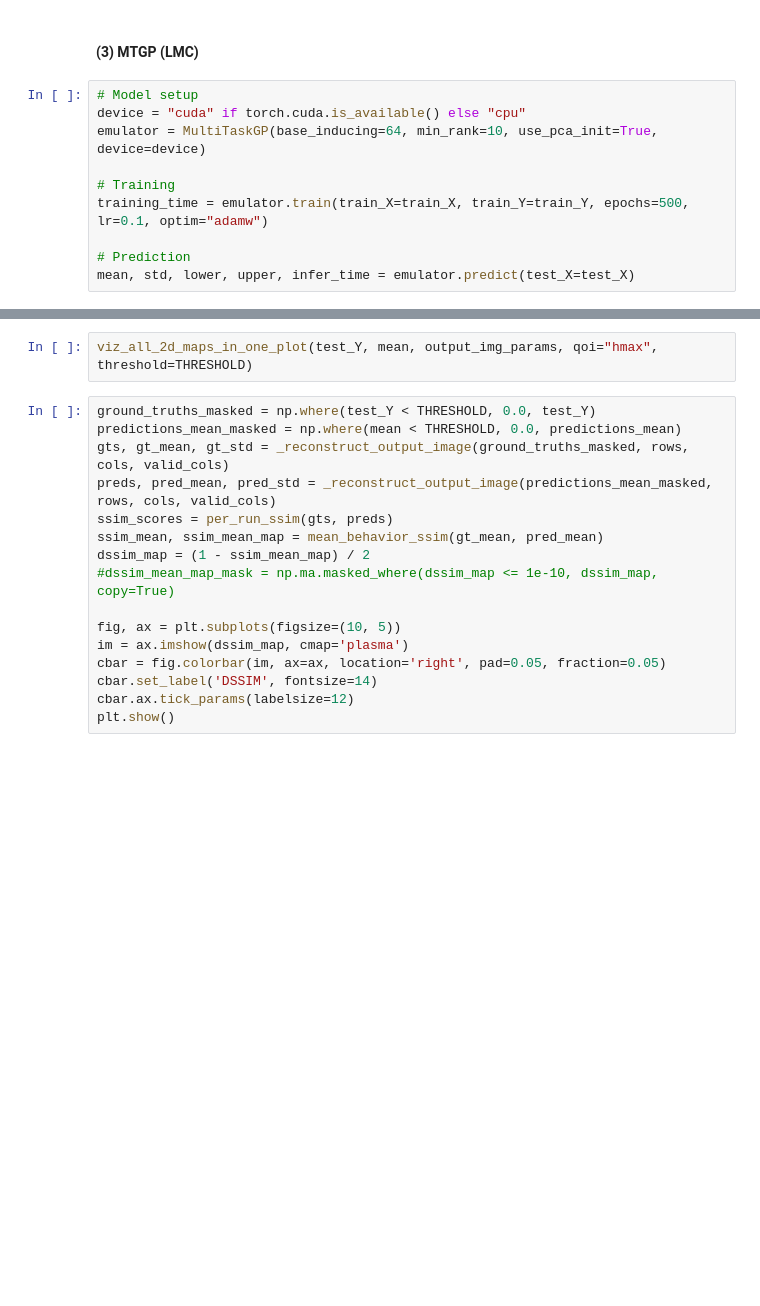
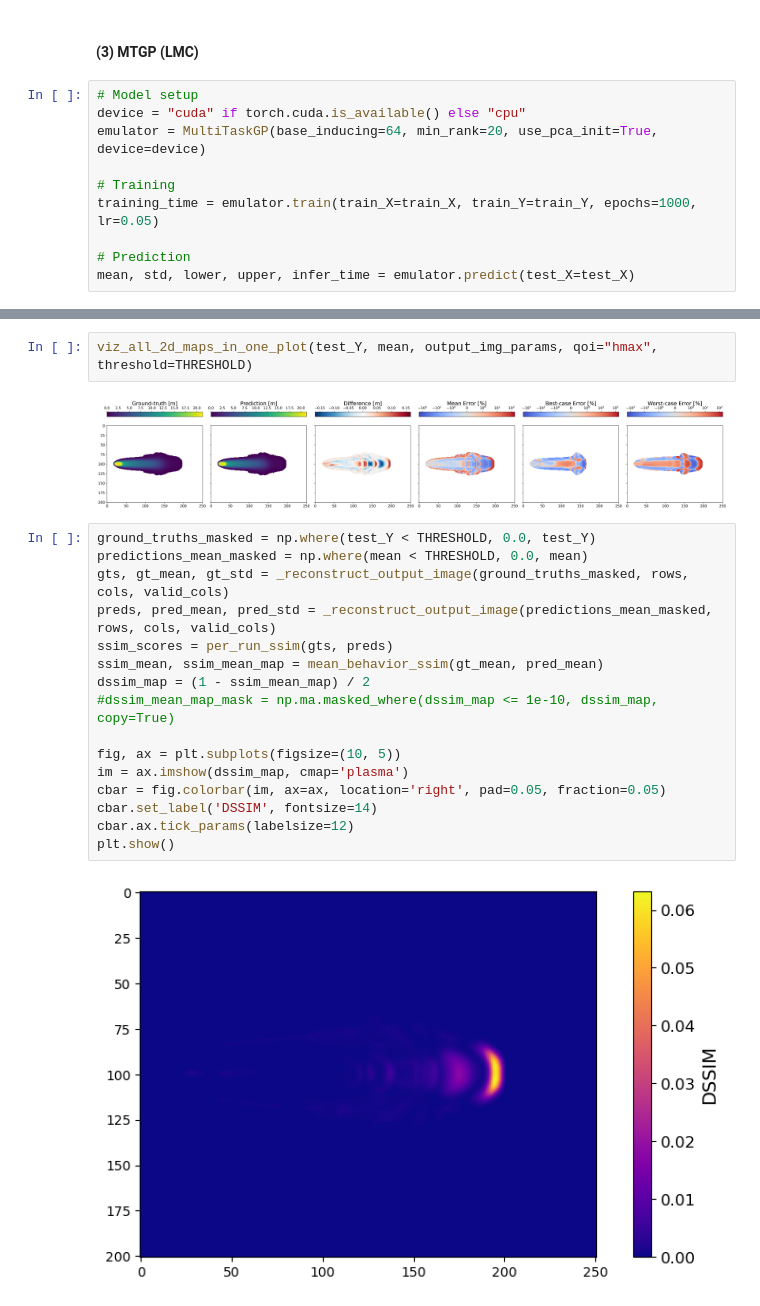
Before and after one commit to gary8564/high_dim_out_gp, a Jupyter notebook: demo/synthetic_case.ipynb, the cells around one changed output, grey strips where cells are left out. Drawn from its saved outputs; the diff is of its cells as text; blank space fills up the shorter version.

```diff
--- a/demo/synthetic_case.ipynb
+++ b/demo/synthetic_case.ipynb
@@ -273,10 +291,10 @@ print(f'DSSIM: {bigp_results["dssim"]: .3f}')
 # %%
 # Model setup
 device = "cuda" if torch.cuda.is_available() else "cpu"
-emulator = MultiTaskGP(base_inducing=64, min_rank=10, use_pca_init=True, device=device)
+emulator = MultiTaskGP(base_inducing=64, min_rank=20, use_pca_init=True, device=device)
 
 # Training
-training_time = emulator.train(train_X=train_X, train_Y=train_Y, epochs=500, lr=0.1, optim="adamw")
+training_time = emulator.train(train_X=train_X, train_Y=train_Y, epochs=1000, lr=0.05)
 
 # Prediction
 mean, std, lower, upper, infer_time = emulator.predict(test_X=test_X)
@@ -288,20 +343,24 @@ viz_residuals(test_Y, predictions, threshold=THRESHOLD)
 # %%
 viz_all_2d_maps_in_one_plot(test_Y, mean, output_img_params, qoi="hmax", threshold=THRESHOLD)
+# %% [output]
+[figure, added]
 # %%
 ground_truths_masked = np.where(test_Y < THRESHOLD, 0.0, test_Y)
-predictions_mean_masked = np.where(mean < THRESHOLD, 0.0, predictions_mean)
+predictions_mean_masked = np.where(mean < THRESHOLD, 0.0, mean)
 gts, gt_mean, gt_std = _reconstruct_output_image(ground_truths_masked, rows, cols, valid_cols)
 preds, pred_mean, pred_std = _reconstruct_output_image(predictions_mean_masked, rows, cols, valid_cols)
 ssim_scores = per_run_ssim(gts, preds)
 ssim_mean, ssim_mean_map = mean_behavior_ssim(gt_mean, pred_mean)
 dssim_map = (1 - ssim_mean_map) / 2
 #dssim_mean_map_mask = np.ma.masked_where(dssim_map <= 1e-10, dssim_map, copy=True)
 
 fig, ax = plt.subplots(figsize=(10, 5))
 im = ax.imshow(dssim_map, cmap='plasma')
 cbar = fig.colorbar(im, ax=ax, location='right', pad=0.05, fraction=0.05)
 cbar.set_label('DSSIM', fontsize=14)
 cbar.ax.tick_params(labelsize=12)
 plt.show()
+# %% [output]
+[figure, added]
 # %%
 ground_truths_original = np.where(test_Y < THRESHOLD, 0, test_Y)
```
Also changed, not shown: parts of 30 cells of this notebook, 9 other files.
